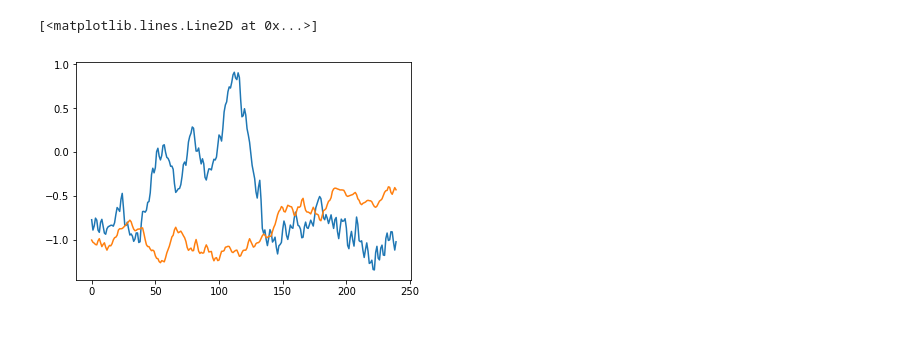
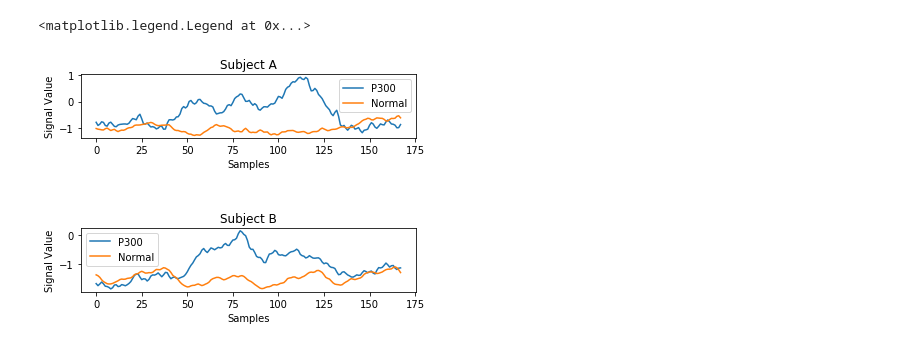
Before and after one commit to Maqarios/Bachelor-Project, a Jupyter notebook: Machine Learning Model/model.ipynb, the cells around one changed output. Cells and saved outputs as stored; diff of their text form; code cells hidden in the pictures.

Commit message:
edit: refactored plot of P300

```diff
--- a/Machine Learning Model/model.ipynb
+++ b/Machine Learning Model/model.ipynb
@@ -1,10 +1,7 @@
 # %%
 # Imports
 import numpy
-numpy.set_printoptions(threshold=1000)
-
 import matplotlib.pyplot as plt
-
 import scipy.io
 # %%
 # Declarations
@@ -91,7 +72,0 @@ average_responses_Fail = sum_average_responses_Fail / (Subject_A_Signal_Train.sh
-# %%
-# Plotting Average Over All Channels
-plt.plot(numpy.mean(average_responses_Success, axis = 1))
-plt.plot(numpy.mean(average_responses_Fail, axis = 1))
-# %% [output]
-[<matplotlib.lines.Line2D at 0x...>]
-[figure, removed]
@@ -97,0 +172,35 @@ plt.plot(numpy.mean(average_responses_Fail, axis = 1))
+# %%
+A_Success, A_Fail = get_sessions_average(
+    Subject_A_Signal_Train,
+    Subject_A_StimulusCode_Train,
+    Subject_A_TargetChar_Train[0],
+    repeatitions = 15
+)
+
+B_Success, B_Fail = get_sessions_average(
+    Subject_B_Signal_Train,
+    Subject_B_StimulusCode_Train,
+    Subject_B_TargetChar_Train[0],
+    repeatitions = 15
+)
+# %%
+# A
+ax1 = plt.subplot(3, 1, 1)
+ax1.plot(A_Success[:168])
+ax1.plot(A_Fail[:168])
+ax1.set_title('Subject A')
+ax1.set_xlabel('Samples')
+ax1.set_ylabel('Signal Value')
+ax1.legend(('P300','Normal'))
+
+# B
+ax2 = plt.subplot(3, 1, 3)
+ax2.plot(B_Success[:168])
+ax2.plot(B_Fail[:168])
+ax2.set_title('Subject B')
+ax2.set_xlabel('Samples')
+ax2.set_ylabel('Signal Value')
+ax2.legend(('P300','Normal'))
+# %% [output]
+<matplotlib.legend.Legend at 0x...>
+[figure, added]
```
Also changed, not shown: parts of 6 cells of this notebook.
